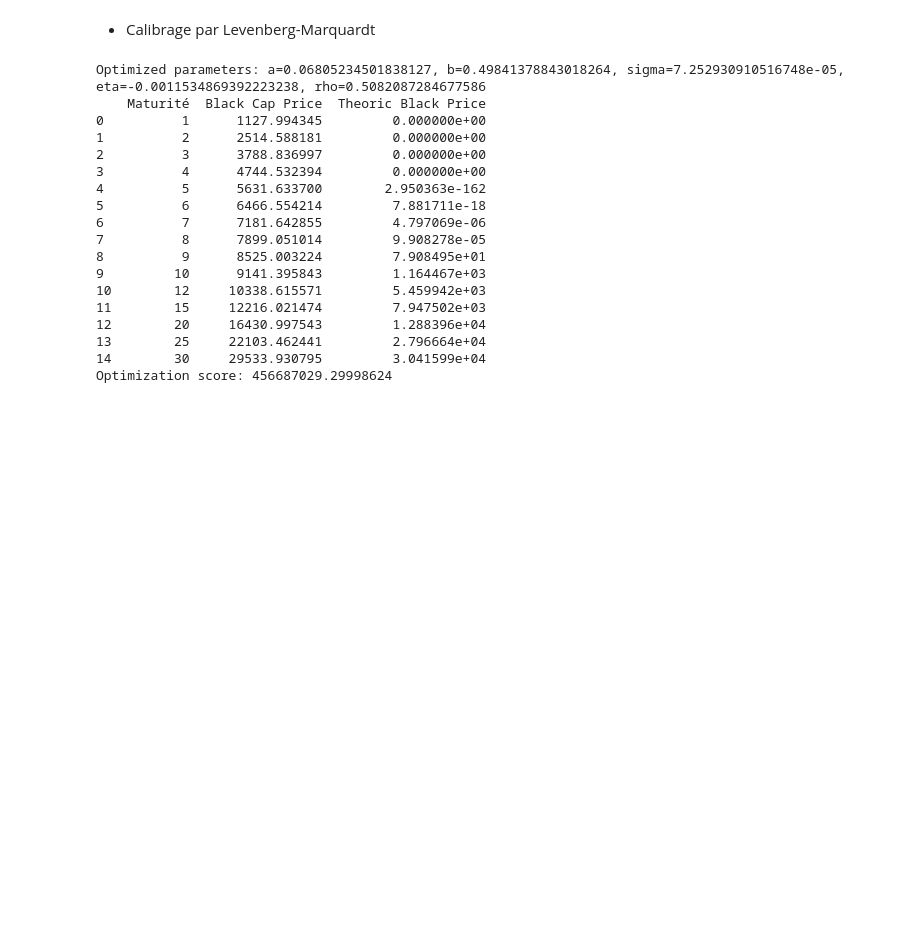
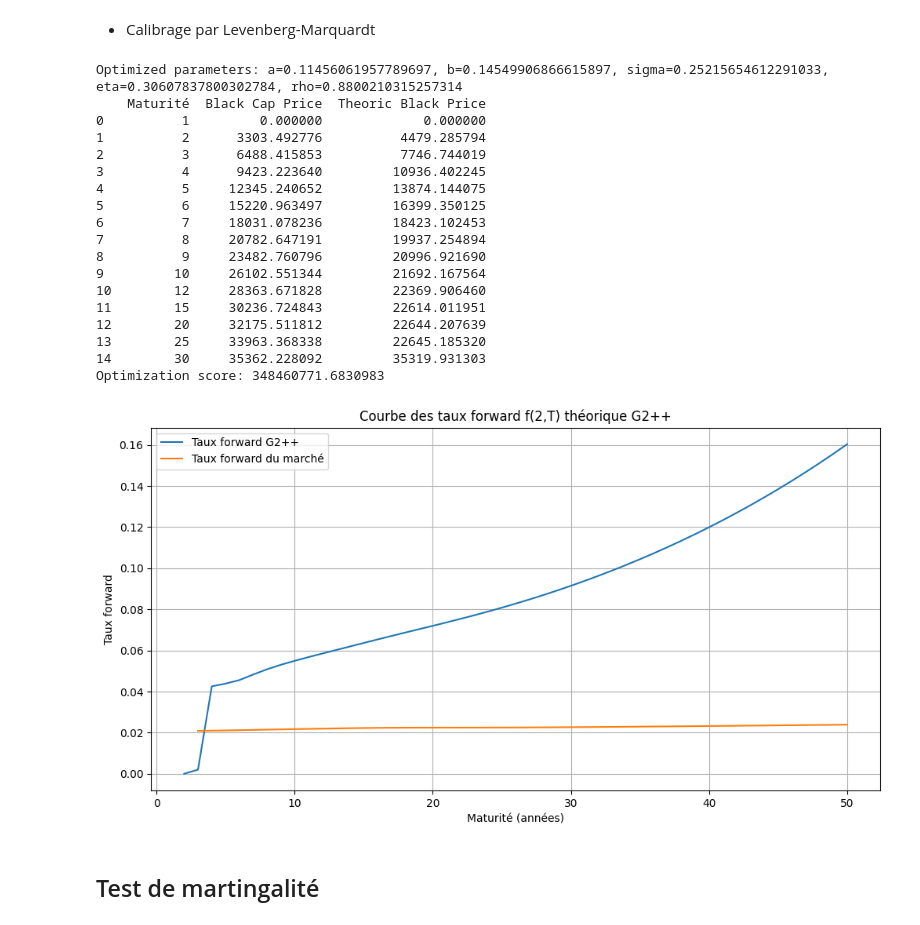
Before and after one commit to massine-djn/StatApp_GSE, a Jupyter notebook: notebook.ipynb, the cells around one changed output. Saved outputs shown, nothing was run; the diff lists cells and outputs as text; code cells hidden in the pictures; blank space fills up the shorter version.

```diff
--- a/notebook.ipynb
+++ b/notebook.ipynb
@@ -500,7 +574,7 @@ def objective(params, maturities, zero_coupon_prices, df_forward_rates, df_impli
     total_error = 0.0
 
     for maturity in maturities:
-        implied_vol = df_implied_volatility[df_implied_volatility["Maturity"] == maturity]["Implied Volatility"].values[0]
+        implied_vol = df_implied_volatility[df_implied_volatility["Maturity"] <= maturity]["Implied Volatility"].values
         black_price = black_cap_price(maturity, implied_vol)
         theoric_price = theoric_black_cap_price(maturity, a, b, sigma, eta, rho)
         total_error += (black_price - theoric_price) ** 2
@@ -514,14 +588,14 @@ initial_params = [0.1, 0.3, 0.02, 0.01, 0]
 result = minimize(objective, initial_params, args=(df_implied_volatility["Maturity"], zero_coupon_prices, df_forward_rates, df_implied_volatility, N, 0.03), method='Nelder-Mead', bounds=[(1e-4, 2.0), (1e-4, 2.0), (1e-4, 1.0), (1e-4, 1.0), (-0.95, 0.95)])
 
 # Récupération des paramètres optimisés
-optimized_params = result.x
-print(f"Optimized parameters: a={optimized_params[0]}, b={optimized_params[1]}, sigma={optimized_params[2]}, eta={optimized_params[3]}, rho={optimized_params[4]}")
+optimized_params_NM = result.x
+print(f"Optimized parameters: a={optimized_params_NM[0]}, b={optimized_params_NM[1]}, sigma={optimized_params_NM[2]}, eta={optimized_params_NM[3]}, rho={optimized_params_NM[4]}")
 # Calcul des prix des caps pour les paramètres optimisés
 results_optimized = []
 for maturity in df_implied_volatility["Maturity"]:
-    implied_vol = df_implied_volatility[df_implied_volatility["Maturity"] == maturity]["Implied Volatility"].values[0]
+    implied_vol = df_implied_volatility[df_implied_volatility["Maturity"] <= maturity]["Implied Volatility"].values
     black_price = black_cap_price(maturity, implied_vol)
-    theoric_price = theoric_black_cap_price(maturity, *optimized_params)
+    theoric_price = theoric_black_cap_price(maturity, *optimized_params_NM)
     results_optimized.append([maturity, black_price, theoric_price])
 
 # Création du DataFrame pour les résultats optimisés
@@ -560,7 +641,7 @@ def objective(params, maturities, zero_coupon_prices, df_forward_rates, df_impli
     errors = []
 
     for maturity in maturities:
-        implied_vol = df_implied_volatility[df_implied_volatility["Maturity"] == maturity]["Implied Volatility"].values[0]
+        implied_vol = df_implied_volatility[df_implied_volatility["Maturity"] <= maturity]["Implied Volatility"].values
         black_price = black_cap_price(maturity, implied_vol)
         theoric_price = theoric_black_cap_price(maturity, a, b, sigma, eta, rho)
         errors.append(black_price - theoric_price)
@@ -595,7 +676,7 @@ print(f"Optimized parameters: a={optimized_params[0]}, b={optimized_params[1]},
 # Calcul des prix des caps pour les paramètres optimisés
 results_optimized = []
 for maturity in df_implied_volatility["Maturity"]:
-    implied_vol = df_implied_volatility[df_implied_volatility["Maturity"] == maturity]["Implied Volatility"].values[0]
+    implied_vol = df_implied_volatility[df_implied_volatility["Maturity"] <= maturity]["Implied Volatility"].values
     black_price = black_cap_price(maturity, implied_vol)
     theoric_price = theoric_black_cap_price(maturity, *optimized_params)
     results_optimized.append([maturity, black_price, theoric_price])
@@ -607,21 +688,40 @@ df_results_optimized = pd.DataFrame(results_optimized, columns=["Maturité", "Bl
 print(df_results_optimized)
 print(f"Optimization score: {2 * result.cost}")
 # %% [output]
-Optimized parameters: a=0.06805234501838127, b=0.49841378843018264, sigma=7.252930910516748e-05, eta=-0.0011534869392223238, rho=0.5082087284677586
+Optimized parameters: a=0.11456061957789697, b=0.14549906866615897, sigma=0.25215654612291033, eta=0.30607837800302784, rho=0.8800210315257314
     Maturité  Black Cap Price  Theoric Black Price
-0          1      1127.994345         0.000000e+00
-1          2      2514.588181         0.000000e+00
-2          3      3788.836997         0.000000e+00
-3          4      4744.532394         0.000000e+00
-4          5      5631.633700        2.950363e-162
-5          6      6466.554214         7.881711e-18
-6          7      7181.642855         4.797069e-06
-7          8      7899.051014         9.908278e-05
-8          9      8525.003224         7.908495e+01
-9         10      9141.395843         1.164467e+03
-10        12     10338.615571         5.459942e+03
-11        15     12216.021474         7.947502e+03
-12        20     16430.997543         1.288396e+04
-13        25     22103.462441         2.796664e+04
-14        30     29533.930795         3.041599e+04
-Optimization score: 456687029.29998624
+0          1         0.000000             0.000000
+1          2      3303.492776          4479.285794
+2          3      6488.415853          7746.744019
+3          4      9423.223640         10936.402245
+4          5     12345.240652         13874.144075
+5          6     15220.963497         16399.350125
+6          7     18031.078236         18423.102453
+7          8     20782.647191         19937.254894
+8          9     23482.760796         20996.921690
+9         10     26102.551344         21692.167564
+10        12     28363.671828         22369.906460
+11        15     30236.724843         22614.011951
+12        20     32175.511812         22644.207639
+13        25     33963.368338         22645.185320
+14        30     35362.228092         35319.931303
+Optimization score: 348460771.6830983
+# %%
+# Calcul des taux forward du marché f(1,T)
+forward_rates_G2pp = {T : forward_rate_G2pp(2, T, *optimized_params, x, y) for T in range(2, 51)}
+# Affichage des résultats
+plt.figure(figsize=(12, 6))
+plt.plot(forward_rates_marche.keys(), forward_rates_G2pp.values(), label='Taux forward G2++')
+
+forward_rates_marche = {T : forward_rate_marche(2, T) for T in range(2, 51)}
+plt.plot(forward_rates_marche.keys(), forward_rates_marche.values(), label='Taux forward du marché')
+plt.xlabel('Maturité (années)')
+plt.ylabel('Taux forward')
+plt.legend()
+plt.title('Courbe des taux forward f(2,T) théorique G2++')
+plt.grid()
+plt.show()
+# %% [output]
+[figure, added]
+# %% [markdown]
+## Test de martingalité
```
Also changed, not shown: parts of 20 cells of this notebook.
